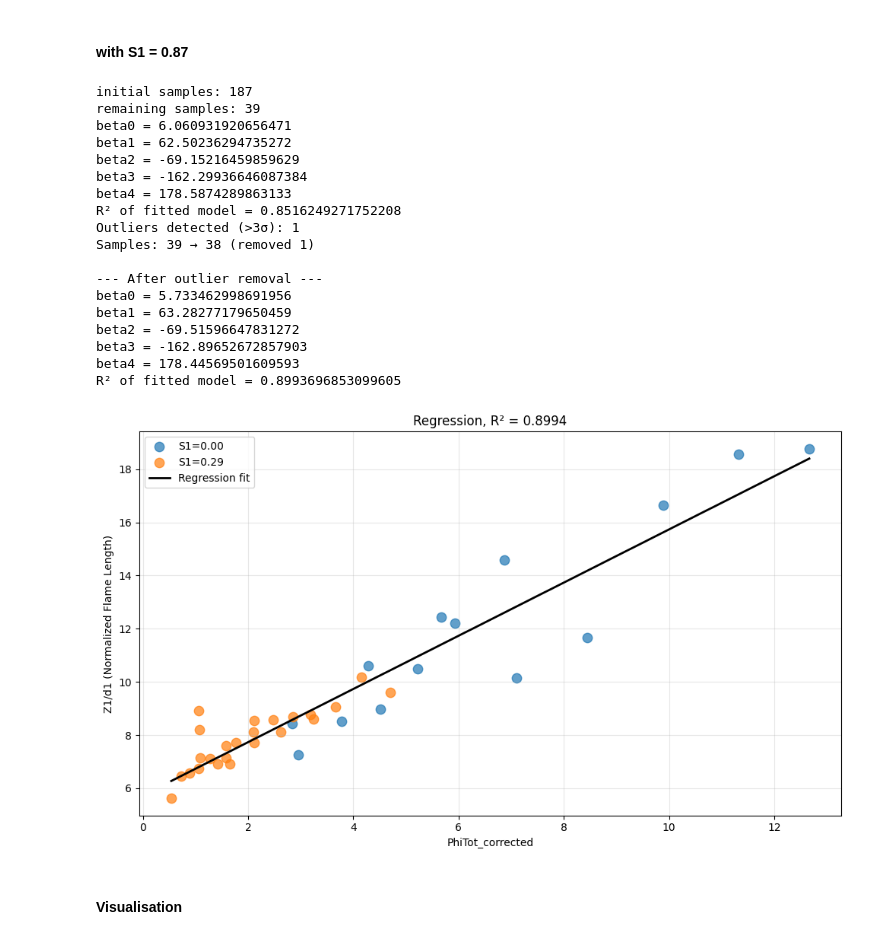
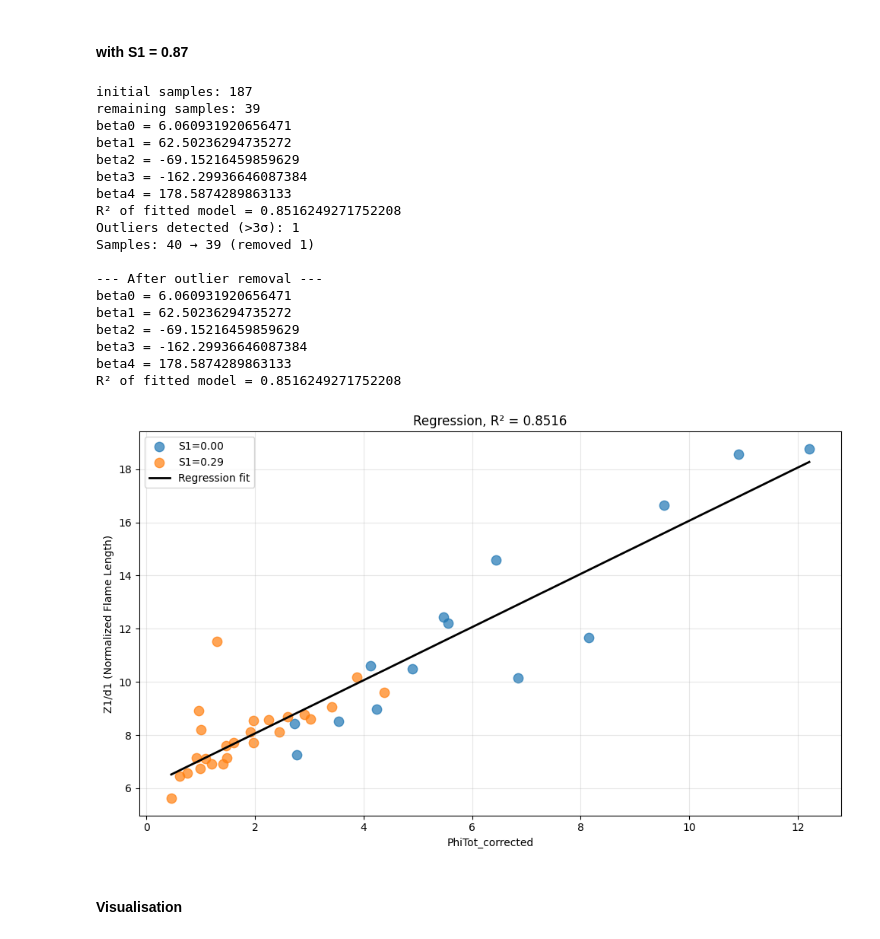
Before and after one commit to chonghuifeng/rozanoff_2025, a Jupyter notebook: flame_length_pred/flame_filtering.ipynb, the cells around one changed output. Drawn from its saved outputs; the diff is of its cells as text; code cells hidden in the pictures.

```diff
--- a/flame_length_pred/flame_filtering.ipynb
+++ b/flame_length_pred/flame_filtering.ipynb
@@ -542,11 +735,11 @@ else:
     print(f"Outliers detected (>3σ): {n_outliers}")
 
 # Remove outliers
-df = df[~outlier_mask].reset_index(drop=True)
-y = y[~outlier_mask]
-phitot = phitot[~outlier_mask]
-s1 = s1[~outlier_mask]
-s2 = s2[~outlier_mask]
+# df = df[~outlier_mask].reset_index(drop=True)
+# y = y[~outlier_mask]
+# phitot = phitot[~outlier_mask]
+# s1 = s1[~outlier_mask]
+# s2 = s2[~outlier_mask]
 
 print(f"Samples: {len(df) + n_outliers} → {len(df)} (removed {n_outliers})")
 
@@ -607,41 +800,41 @@ plt.plot(
     PhiTot_mod[sort_idx],
     y_pred[sort_idx],
     "k-",
     linewidth=2,
     label="Regression fit",
 )
 
 plt.xlabel("PhiTot_corrected")
 plt.ylabel("Z1/d1 (Normalized Flame Length)")
 plt.title(
     f"Regression, R² = {r2:.4f}"
 )
 plt.legend()
 plt.grid(True, alpha=0.3)
 plt.tight_layout()
 plt.show()
 
 df["PhiTot_corrected"] = PhiTot_mod
 # %% [output]
 initial samples: 187
 remaining samples: 39
 beta0 = 6.060931920656471
 beta1 = 62.50236294735272
 beta2 = -69.15216459859629
 beta3 = -162.29936646087384
 beta4 = 178.5874289863133
 R² of fitted model = 0.8516249271752208
 Outliers detected (>3σ): 1
-Samples: 39 → 38 (removed 1)
+Samples: 40 → 39 (removed 1)
 
 --- After outlier removal ---
-beta0 = 5.733462998691956
-beta1 = 63.28277179650459
-beta2 = -69.51596647831272
-beta3 = -162.89652672857903
-beta4 = 178.44569501609593
-R² of fitted model = 0.8993696853099605
+beta0 = 6.060931920656471
+beta1 = 62.50236294735272
+beta2 = -69.15216459859629
+beta3 = -162.29936646087384
+beta4 = 178.5874289863133
+R² of fitted model = 0.8516249271752208
-[figure, old version]
+[figure, new version]
 # %% [markdown]
 #### Visualisation
 # %%
```
Also changed, not shown: parts of 10 cells of this notebook, 2 other files.
